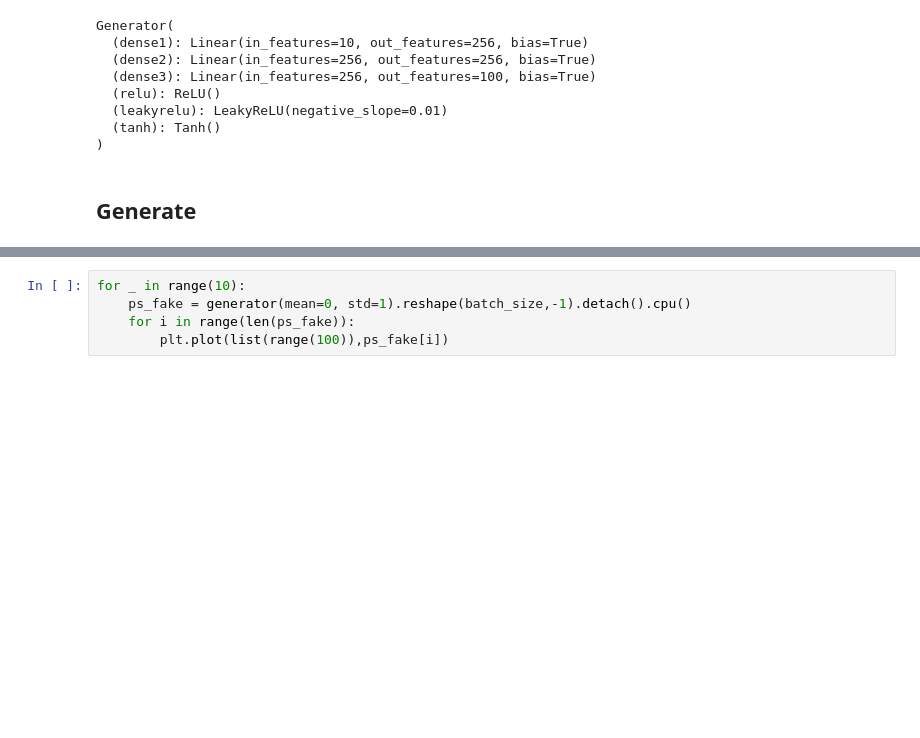
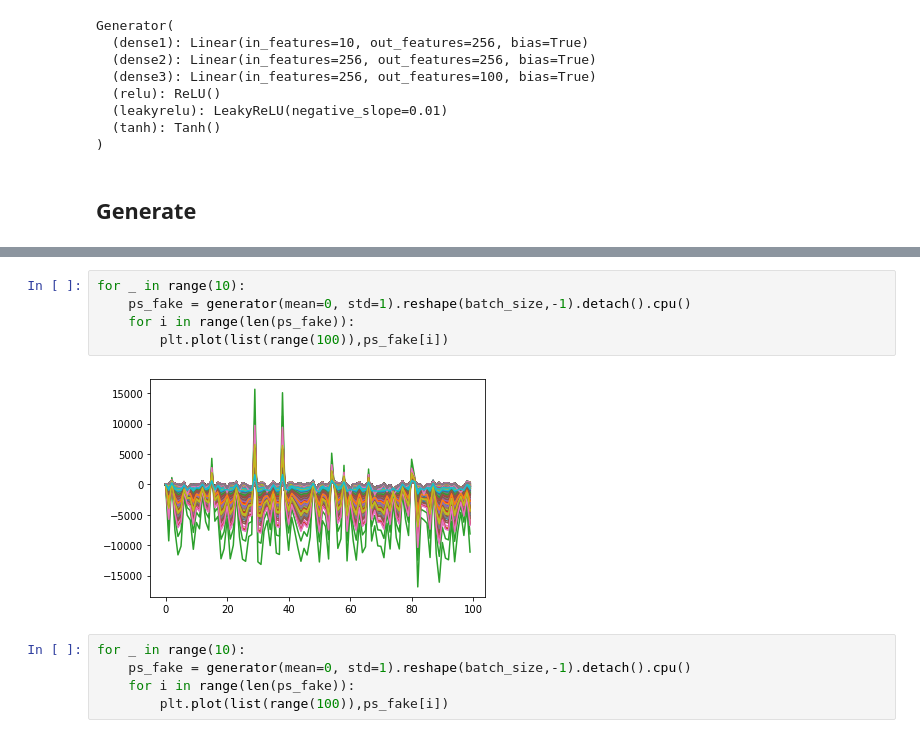
Before and after one commit to MaxGniluynehc/STAT906-Project, a Jupyter notebook: final_project_stat906.ipynb, the cells around one changed output, grey strips where cells are left out. Saved outputs shown, nothing was run; the diff lists cells and outputs as text; blank space fills up the shorter version.

```diff
--- a/final_project_stat906.ipynb
+++ b/final_project_stat906.ipynb
@@ -259,3 +329,10 @@ Generator(
+# %%
+for _ in range(10):
+    ps_fake = generator(mean=0, std=1).reshape(batch_size,-1).detach().cpu()
+    for i in range(len(ps_fake)):
+        plt.plot(list(range(100)),ps_fake[i])
+# %% [output]
+[figure, added]
 # %%
 for _ in range(10):
     ps_fake = generator(mean=0, std=1).reshape(batch_size,-1).detach().cpu()
```
Also changed, not shown: parts of 7 cells of this notebook, 1 other file.
